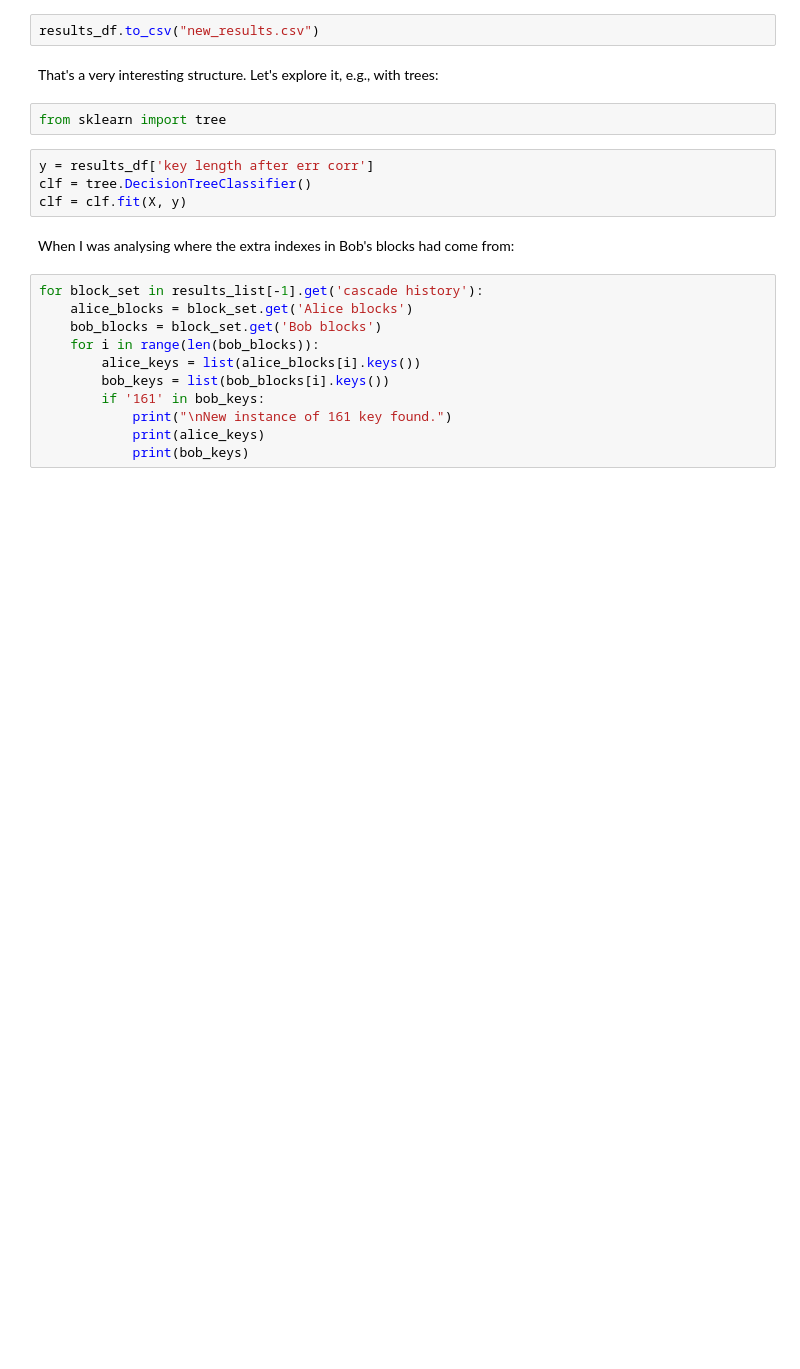
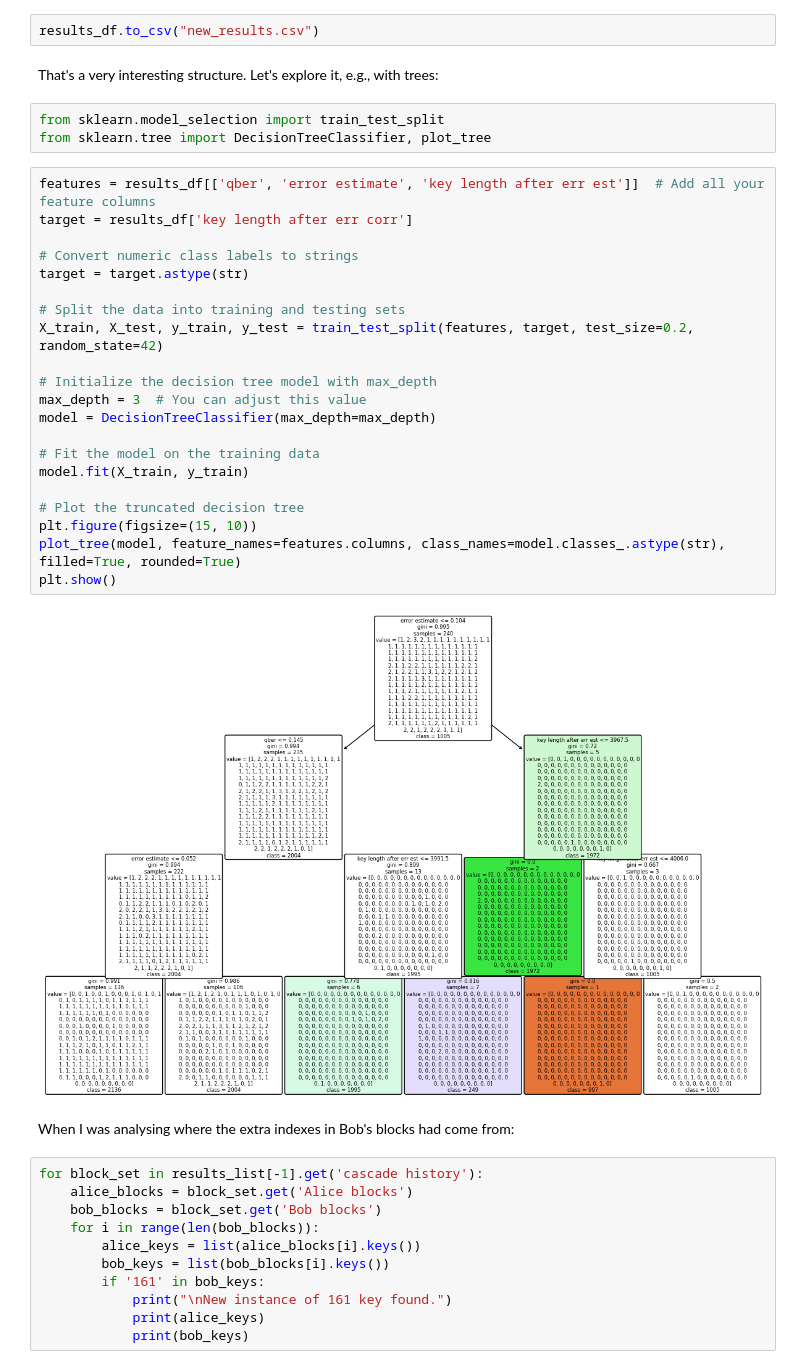
Before and after one commit to gnypit/pyqkd, a Jupyter notebook: main_tester.ipynb, the cells around one changed output. Cells and saved outputs as stored; diff of their text form; blank space fills up the shorter version.

```diff
--- a/main_tester.ipynb
+++ b/main_tester.ipynb
@@ -150,11 +150,31 @@ results_df.to_csv("new_results.csv")
 # %% [markdown]
 That's a very interesting structure. Let's explore it, e.g., with trees:
 # %%
-from sklearn import tree
+from sklearn.model_selection import train_test_split
+from sklearn.tree import DecisionTreeClassifier, plot_tree
 # %%
-y = results_df['key length after err corr']
-clf = tree.DecisionTreeClassifier()
-clf = clf.fit(X, y)
+features = results_df[['qber', 'error estimate', 'key length after err est']]  # Add all your feature columns
+target = results_df['key length after err corr']
+
+# Convert numeric class labels to strings
+target = target.astype(str)
+
+# Split the data into training and testing sets
+X_train, X_test, y_train, y_test = train_test_split(features, target, test_size=0.2, random_state=42)
+
+# Initialize the decision tree model with max_depth
+max_depth = 3  # You can adjust this value
+model = DecisionTreeClassifier(max_depth=max_depth)
+
+# Fit the model on the training data
+model.fit(X_train, y_train)
+
+# Plot the truncated decision tree
+plt.figure(figsize=(15, 10))
+plot_tree(model, feature_names=features.columns, class_names=model.classes_.astype(str), filled=True, rounded=True)
+plt.show()
+# %% [output]
+[figure, added]
 # %% [markdown]
 When I was analysing where the extra indexes in Bob's blocks had come from:
 # %%
```
Also changed, not shown: 1 other file.
